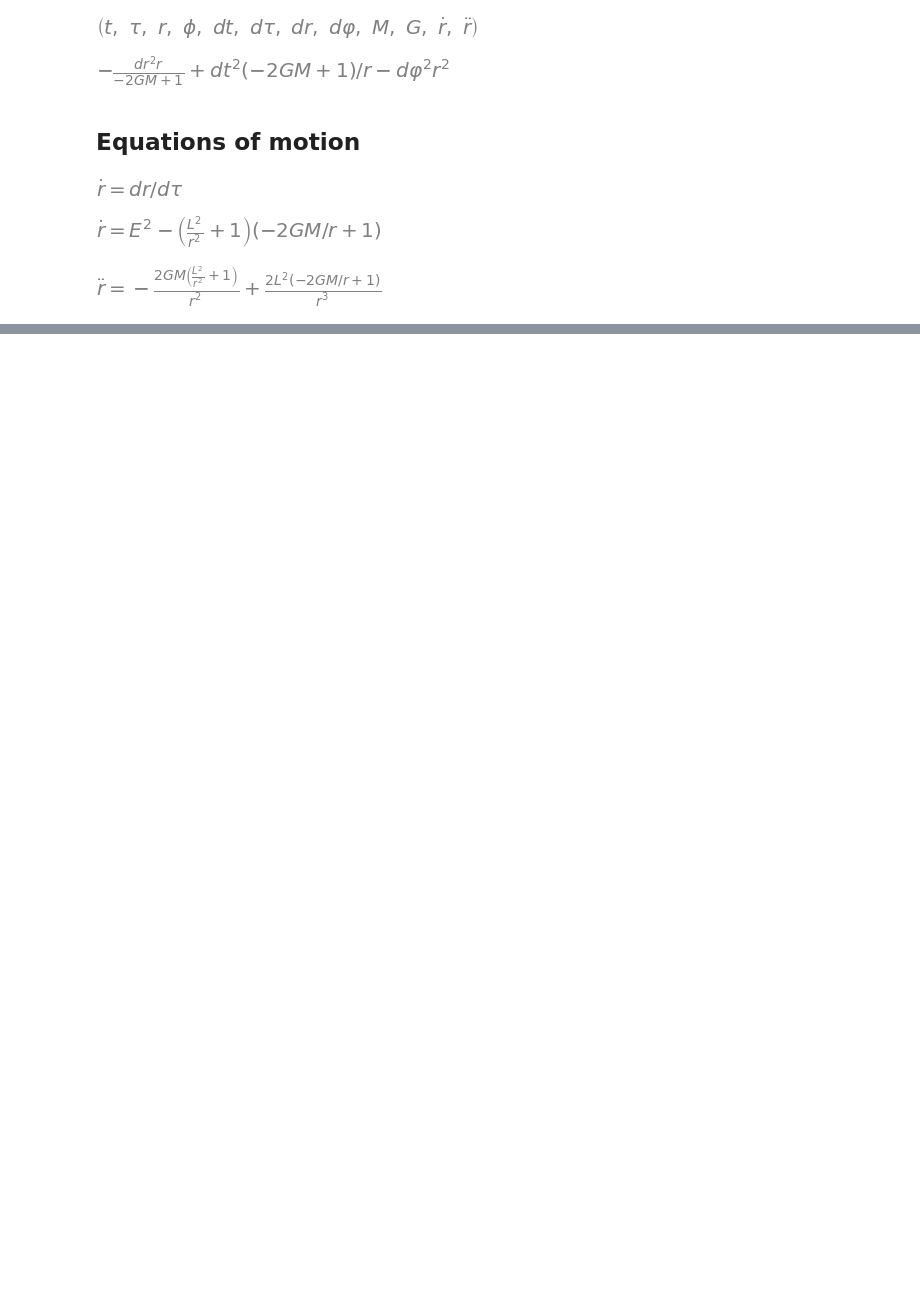
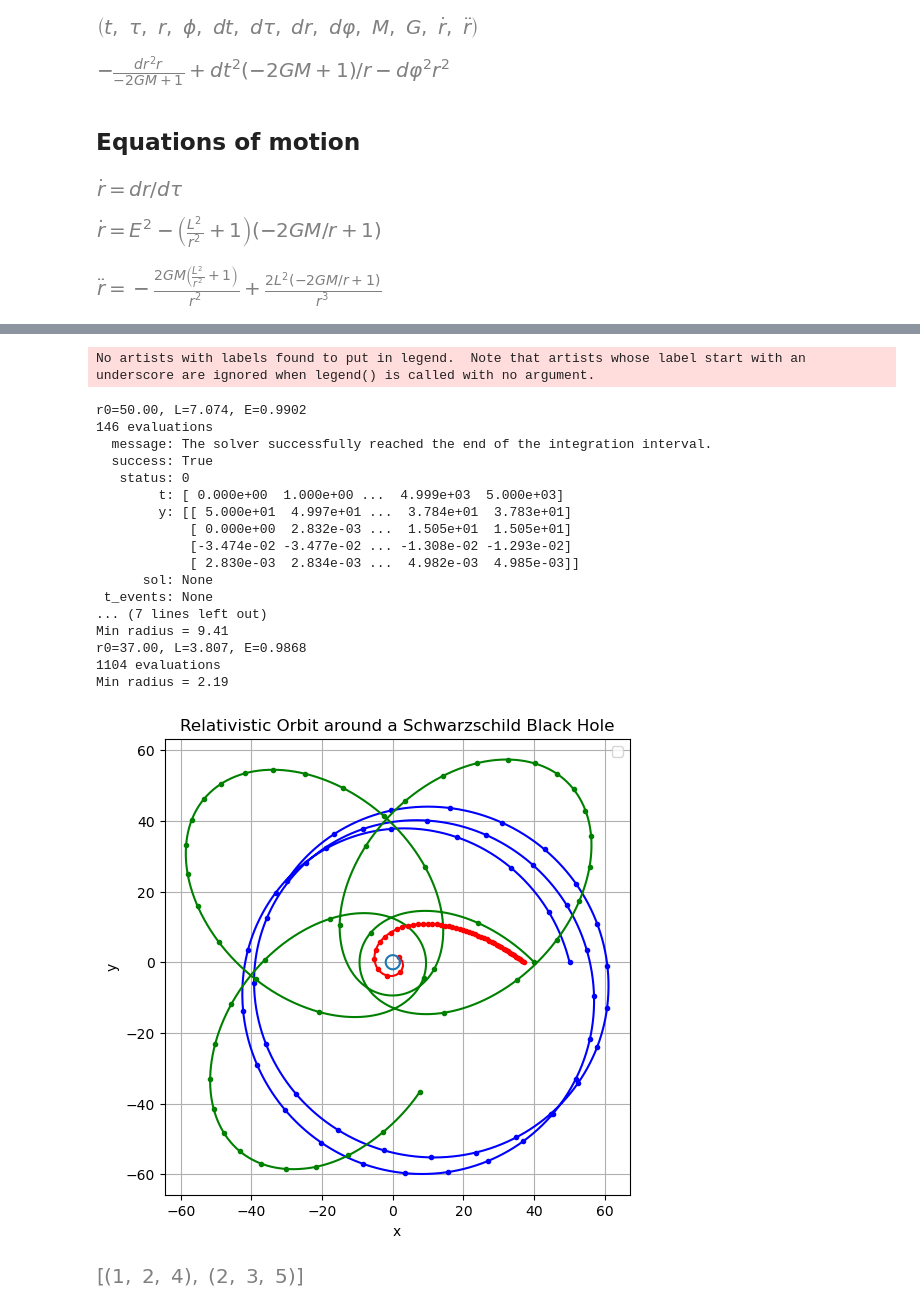
Before and after one commit to ipoole/QM, a Jupyter notebook: GR_orbit.ipynb, the cells around one changed output, grey strips where cells are left out. Cells and saved outputs as stored; diff of their text form; code cells hidden in the pictures; blank space fills up the shorter version.

```diff
--- a/GR_orbit.ipynb
+++ b/GR_orbit.ipynb
@@ -155,0 +106,19 @@ Min radius = 18.539
+# %%
+def run_orbit_calc(L, E, r0, tend):
+# Key parameters are angular momentum, energy and initial radius
+
+    phi0 = 0.0   # Initial angle
+    dr_sign = -1  # Positive sign means the particle is moving outward initially
+    dr0 = compute_initial_radial_velocity(E, L, r0, dr_sign)   # Initial radial velocity
+    dphi0 = L / r0**2  # From conservation of angular momentum
+
+    # Time span for the integration (proper time range)
+
+    tau_span = (0, tend)
+    y0 = [r0, phi0, dr0, dphi0]
+
+    # Solve the system of differential equations
+    solution = solve_ivp(equations_of_motion, tau_span, y0, args=(E, L), method='RK45', t_eval=np.linspace(0, tend, tend))
+
+    print(f"{call_count} evaluations")
+    return solution
@@ -155,0 +153,57 @@ Min radius = 18.539
+# %%
+def main():
+    plt.figure(figsize=(6, 6))
+
+    L, E, r0 = calc_L_E_for_circular_orbit(r0=50.0, eliptical_factor=0.97)
+    solution = run_orbit_calc(L, E, r0, tend=5000)
+    print(solution)
+    plot_orbit(solution, 'b')
+
+    L, E, r0 = calc_L_E_for_circular_orbit(r0=40.0, eliptical_factor=0.7)
+    solution = run_orbit_calc(L, E, r0, tend=5000)
+    plot_orbit(solution, 'g')
+
+    L, E, r0 = calc_L_E_for_circular_orbit(r0=37.0, eliptical_factor=0.6)
+    solution = run_orbit_calc(L, E, r0, tend=2000)
+    plot_orbit(solution, 'r')
+
+    plt.title("Relativistic Orbit around a Schwarzschild Black Hole")
+
+    event_horizon_coords = [(2*M*G * np.cos(phi), 2*M*G * np.sin(phi)) for phi in np.linspace(0, 2 * np.pi, 100)]
+    # plt.plot(0, 0, 'ro', label="Central Mass")
+    plt.plot(*zip(*event_horizon_coords))
+
+    plt.xlabel("x")
+    plt.ylabel("y")
+    plt.legend()
+    plt.grid(True)
+    plt.gca().set_aspect('equal', adjustable='box')
+
+    plt.show()
+
+main()
+# %% [output]
+No artists with labels found to put in legend.  Note that artists whose label start with an underscore are ignored when legend() is called with no argument.
+r0=50.00, L=7.074, E=0.9902
+146 evaluations
+  message: The solver successfully reached the end of the integration interval.
+  success: True
+   status: 0
+        t: [ 0.000e+00  1.000e+00 ...  4.999e+03  5.000e+03]
+        y: [[ 5.000e+01  4.997e+01 ...  3.784e+01  3.783e+01]
+            [ 0.000e+00  2.832e-03 ...  1.505e+01  1.505e+01]
+            [-3.474e-02 -3.477e-02 ... -1.308e-02 -1.293e-02]
+            [ 2.830e-03  2.834e-03 ...  4.982e-03  4.985e-03]]
+      sol: None
+ t_events: None
+... (7 lines left out)
+Min radius = 9.41
+r0=37.00, L=3.807, E=0.9868
+1104 evaluations
+Min radius = 2.19
+[figure, added]
+# %%
+a=[(1,2), (2,3), (4,5)]
+list(zip(*a))
+# %% [output]
+[figure, added]
```
Also changed, not shown: parts of 4 cells of this notebook, 2 other files.
